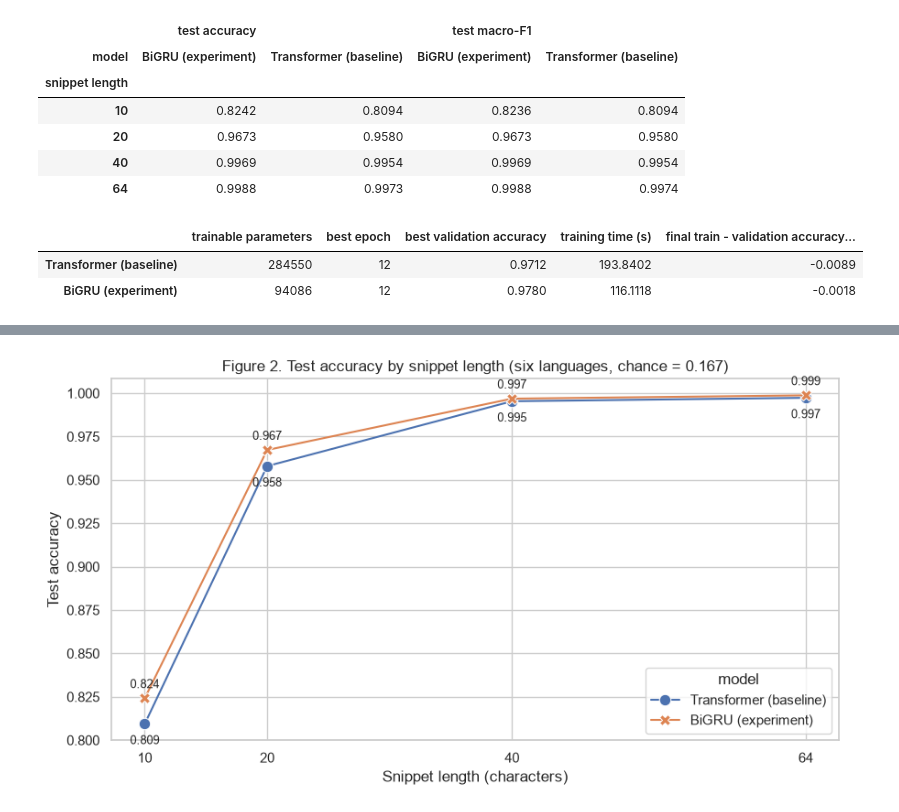
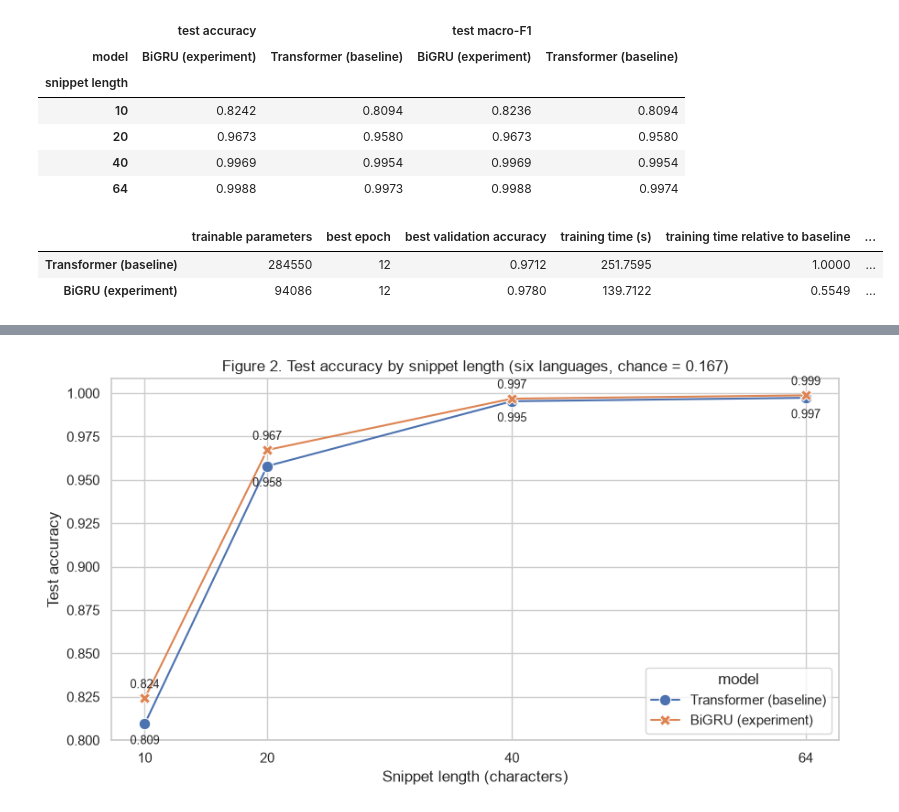
Before and after one commit to arturoappp/deep-learning-systems-project, a Jupyter notebook: deep_learning.ipynb, the cells around one changed output, grey strips where cells are left out. Drawn from its saved outputs; the diff is of its cells as text; code cells hidden in the pictures.

```diff
--- a/deep_learning.ipynb
+++ b/deep_learning.ipynb
@@ -469,13 +469,14 @@ test snippets per length: 26769
 # %%
 # Parameters and training cost of the two configurations
 pd.DataFrame({
     "trainable parameters": [sum(p.numel() for p in m.parameters()) for m in (baseline_model, gru_model)],
     "best epoch": [int(h.loc[h.val_acc.idxmax(), "epoch"]) for h in (baseline_hist, gru_hist)],
     "best validation accuracy": [h.val_acc.max() for h in (baseline_hist, gru_hist)],
     "training time (s)": [h.seconds.sum() for h in (baseline_hist, gru_hist)],
+    "training time relative to baseline": [1.0, gru_hist.seconds.sum() / baseline_hist.seconds.sum()],
     "final train - validation accuracy gap": [h.train_acc.iloc[-1] - h.val_acc.iloc[-1] for h in (baseline_hist, gru_hist)],
 }, index=["Transformer (baseline)", "BiGRU (experiment)"]).round(4)
 # %% [output]
-|  | trainable parameters | best epoch | best validation accuracy | training time (s) | final train - validation accuracy... |
-| Transformer (baseline) | 284550 | 12 | 0.9712 | 193.8402 | -0.0089 |
-| BiGRU (experiment) | 94086 | 12 | 0.9780 | 116.1118 | -0.0018 |
+|  | trainable parameters | best epoch | best validation accuracy | training time (s) | training time relative to baseline | ... |
+| Transformer (baseline) | 284550 | 12 | 0.9712 | 251.7595 | 1.0000 | ... |
+| BiGRU (experiment) | 94086 | 12 | 0.9780 | 139.7122 | 0.5549 | ... |
```
Also changed, not shown: parts of 7 cells of this notebook, 4 other files.
